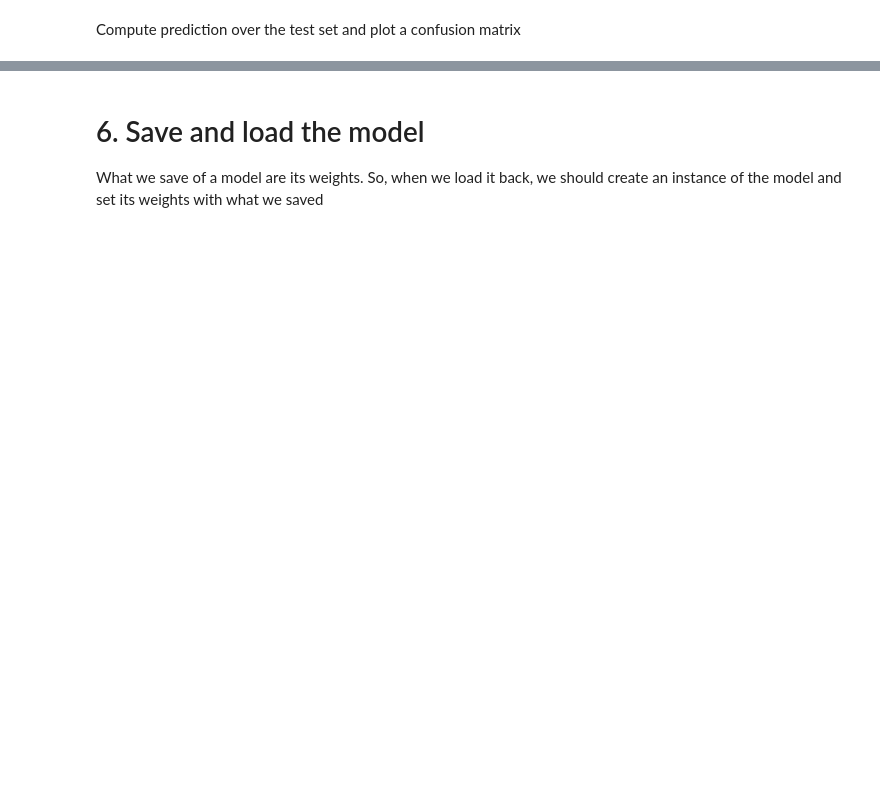
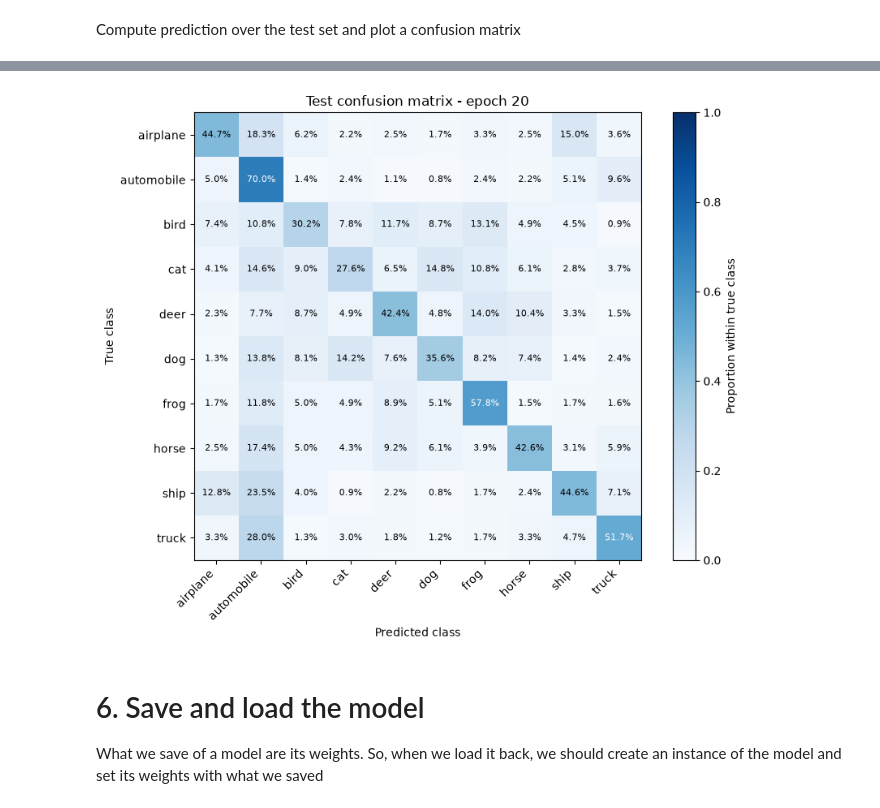
Before and after one commit to edwardmanfrin01-oss/compressed_NN, a Jupyter notebook: notebooks/v2v3_ResNet50.ipynb, the cells around one changed output, grey strips where cells are left out. Saved outputs shown, nothing was run; the diff lists cells and outputs as text; code cells hidden in the pictures; blank space fills up the shorter version.

Commit message:
edit notebooks for training and inference v2 and v3

```diff
--- a/notebooks/v2v3_ResNet50.ipynb
+++ b/notebooks/v2v3_ResNet50.ipynb
@@ -252 +247,26 @@ class CumulativeDataset(Dataset):
         return image, label
+# %%
+
+import json
+import numpy as np
+
+problem_path = TRAIN_MANIFEST.parent / "image_00000.network.npz"
+
+with np.load(problem_path, allow_pickle=False) as archive:
+    raw_metadata = archive["metadata.json"]
+    print("Raw metadata:")
+    print(raw_metadata)
+
+    if raw_metadata.ndim == 0:
+        raw_metadata = raw_metadata.item()
+
+    if isinstance(raw_metadata, bytes):
+        raw_metadata = raw_metadata.decode("utf-8")
+
+    if isinstance(raw_metadata, str):
+        metadata = json.loads(raw_metadata)
+    else:
+        metadata = raw_metadata
+
+    print("\nParsed metadata:")
+    print(json.dumps(metadata, indent=2))
@@ -708,20 +656,18 @@ from timeit import default_timer as timer
 ADDITIONAL_EPOCHS = 5
 if not isinstance(ADDITIONAL_EPOCHS, int) or ADDITIONAL_EPOCHS < 1:
     raise ValueError("ADDITIONAL_EPOCHS must be a positive integer")
-check_run_context()
 start_epoch = len(history)
 end_epoch = start_epoch + ADDITIONAL_EPOCHS
 start_time = timer()
 test_metrics = None  # Any previous test result refers to older weights.
 for epoch in tqdm(range(start_epoch + 1, end_epoch + 1)):
     print(f"\nEpoch {epoch}/{end_epoch}")
-    check_run_context()
-    if torch.device(device).type == "cuda":
-        torch.cuda.synchronize(device)
+    #if torch.device(device).type == "cuda":
+    #    torch.cuda.synchronize(device)
     epoch_start = timer()
     metrics = train_step(resnet_single_channel, train_loader, loss_fn, optimizer, device)
-    if torch.device(device).type == "cuda":
-        torch.cuda.synchronize(device)
+    #if torch.device(device).type == "cuda":
+    #    torch.cuda.synchronize(device)
     epoch_seconds = timer() - epoch_start
     history.append({"epoch": epoch, "loss": float(metrics["loss"]),
                     "accuracy": float(metrics["accuracy"]),
@@ -754,7 +719,6 @@ plt.show()
 # %% [markdown]
 Compute prediction over the test set and plot a confusion matrix
 # %%
-check_run_context()
 # Evaluate the current weights on test; do not use this to tune hyperparameters.
 # Rows = true classes, columns = predicted classes. Each supported row sums to 1.
 import numpy as np
@@ -789,7 +753,7 @@ fig.colorbar(im, ax=ax, label="Proportion within true class")
 ax.set(xticks=range(num_classes), yticks=range(num_classes),
        xticklabels=class_names, yticklabels=class_names,
        xlabel="Predicted class", ylabel="True class",
-       title=f"Test confusion matrix â€” epoch {len(history)}")
+       title=f"Test confusion matrix - epoch {len(history)}")
 plt.setp(ax.get_xticklabels(), rotation=45, ha="right")
 for i in range(num_classes):
     for j in range(num_classes):
@@ -800,3 +764,4 @@ for i in range(num_classes):
 fig.tight_layout()
 plt.show()
 # Diagonal = recall per class. N/A means that class is absent from this split.
+# %% [output]
@@ -803,3 +769,4 @@ plt.show()
+[figure, added]
 # %% [markdown]
 # 6. Save and load the model
 What we save of a model are its weights. So, when we load it back, we should create an instance of the model and set its weights with what we saved
```
Also changed, not shown: parts of 21 cells of this notebook, 2 other files.
